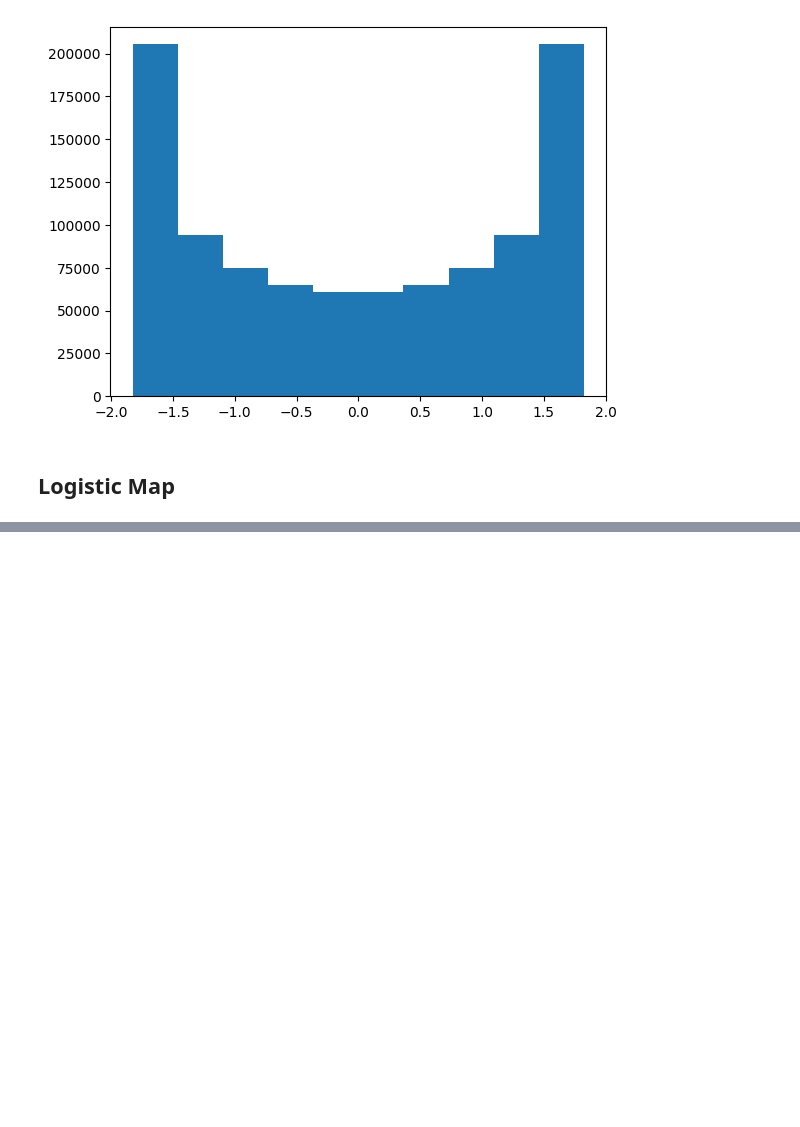
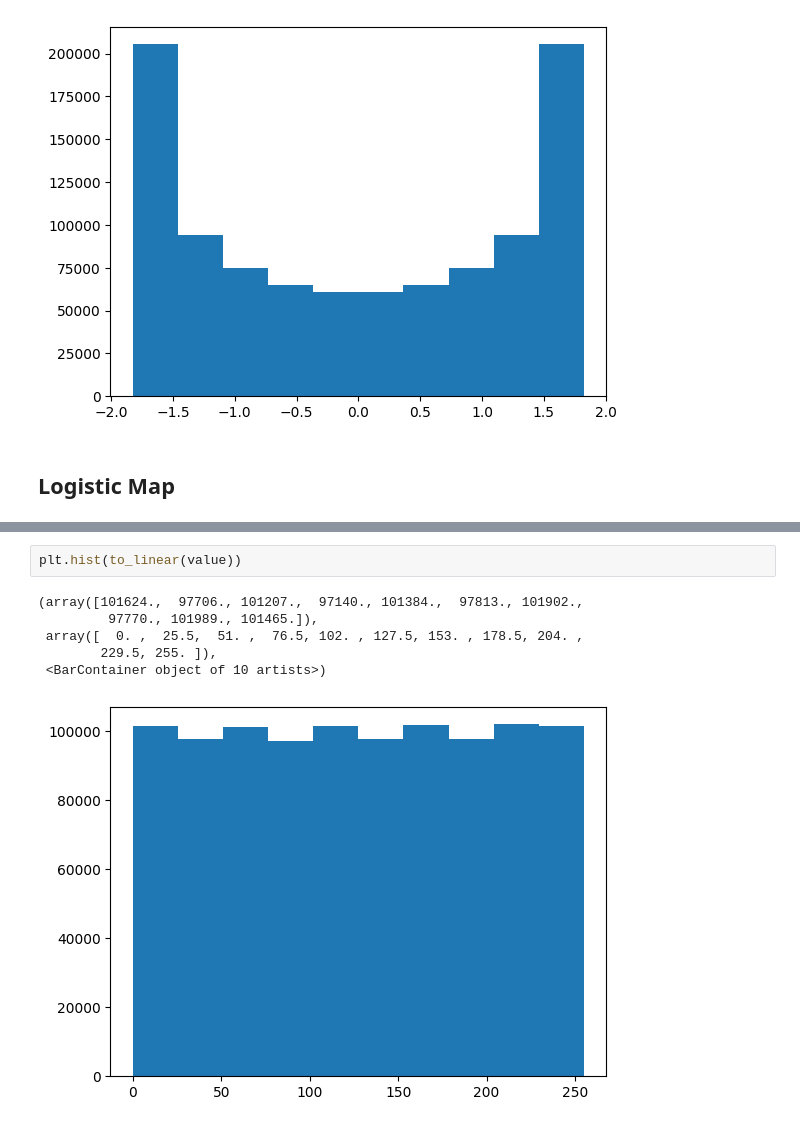
Before and after one commit to bayusamudra5502/dynamic-encryption-protocol, a Jupyter notebook: src/analysis.ipynb, the cells around one changed output, grey strips where cells are left out. Saved outputs shown, nothing was run; the diff lists cells and outputs as text; blank space fills up the shorter version.

```diff
--- a/src/analysis.ipynb
+++ b/src/analysis.ipynb
@@ -162,0 +203,9 @@ plt.hist(np.diff(value))
+# %%
+plt.hist(to_linear(value))
+# %% [output]
+(array([101624.,  97706., 101207.,  97140., 101384.,  97813., 101902.,
+         97770., 101989., 101465.]),
+ array([  0. ,  25.5,  51. ,  76.5, 102. , 127.5, 153. , 178.5, 204. ,
+        229.5, 255. ]),
+ <BarContainer object of 10 artists>)
+[figure, added]
```
Also changed, not shown: parts of 16 cells of this notebook, 13 other files.
